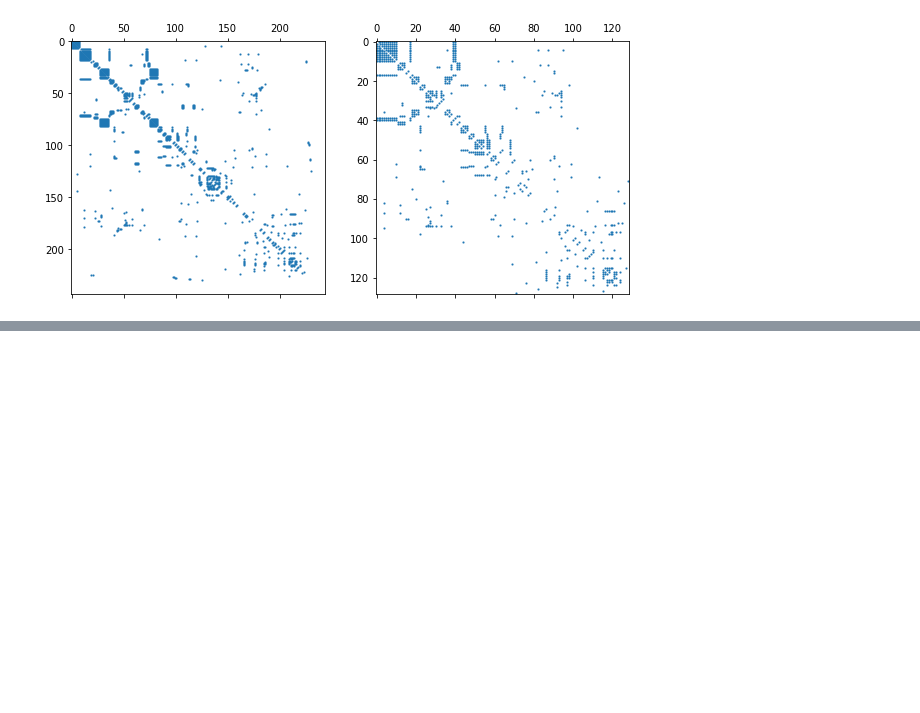
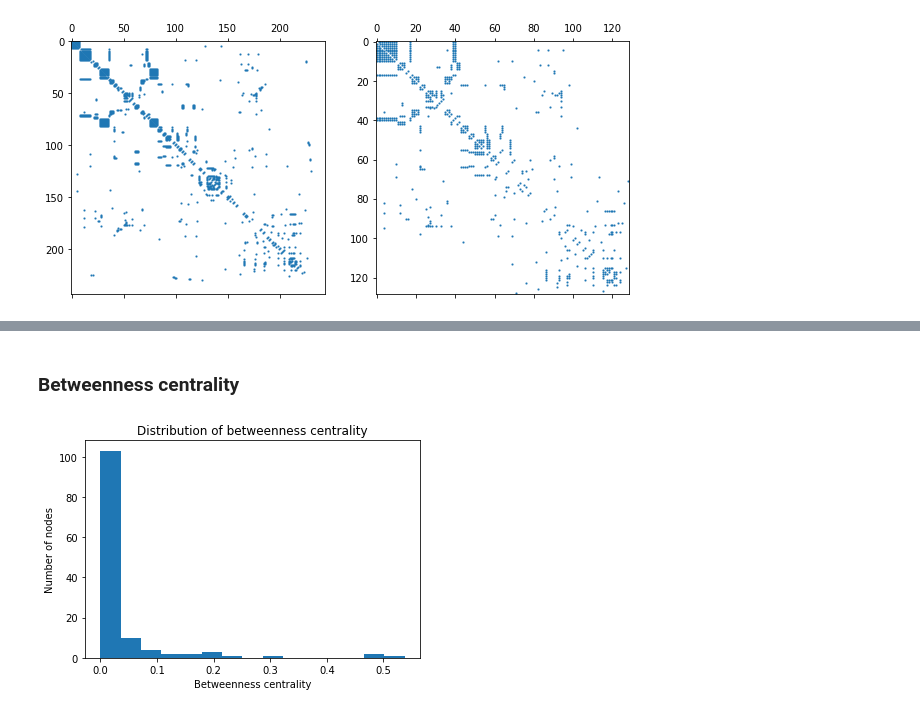
Before and after one commit to Kakavand/EPFL-antiterrorAssignment, a Jupyter notebook: project/give_names_tonodes.ipynb, the cells around one changed output, grey strips where cells are left out. Cells and saved outputs as stored; diff of their text form; code cells hidden in the pictures; blank space fills up the shorter version.

```diff
--- a/project/give_names_tonodes.ipynb
+++ b/project/give_names_tonodes.ipynb
@@ -117,0 +165,11 @@ if display:
+# %% [markdown]
+### Betweenness centrality
+# %%
+between = np.array(list(nx.betweenness_centrality(G).values()))
+plt.hist(between, bins=15)
+plt.xlabel("Betweenness centrality")
+plt.ylabel("Number of nodes")
+plt.title("Distribution of betweenness centrality")
+plt.show()
+# %% [output]
+[figure, added]
```
Also changed, not shown: parts of 15 cells of this notebook, 2 other files.
